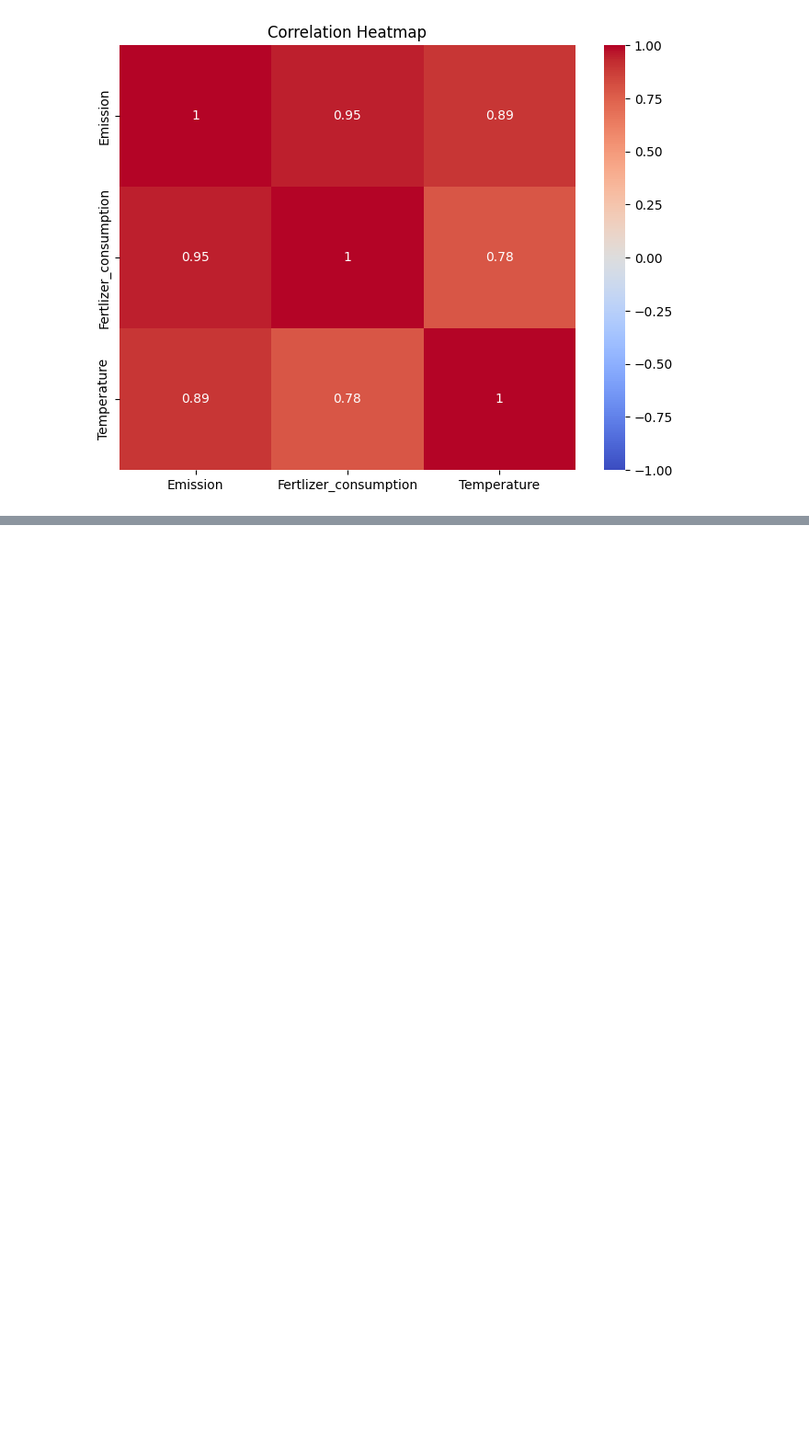
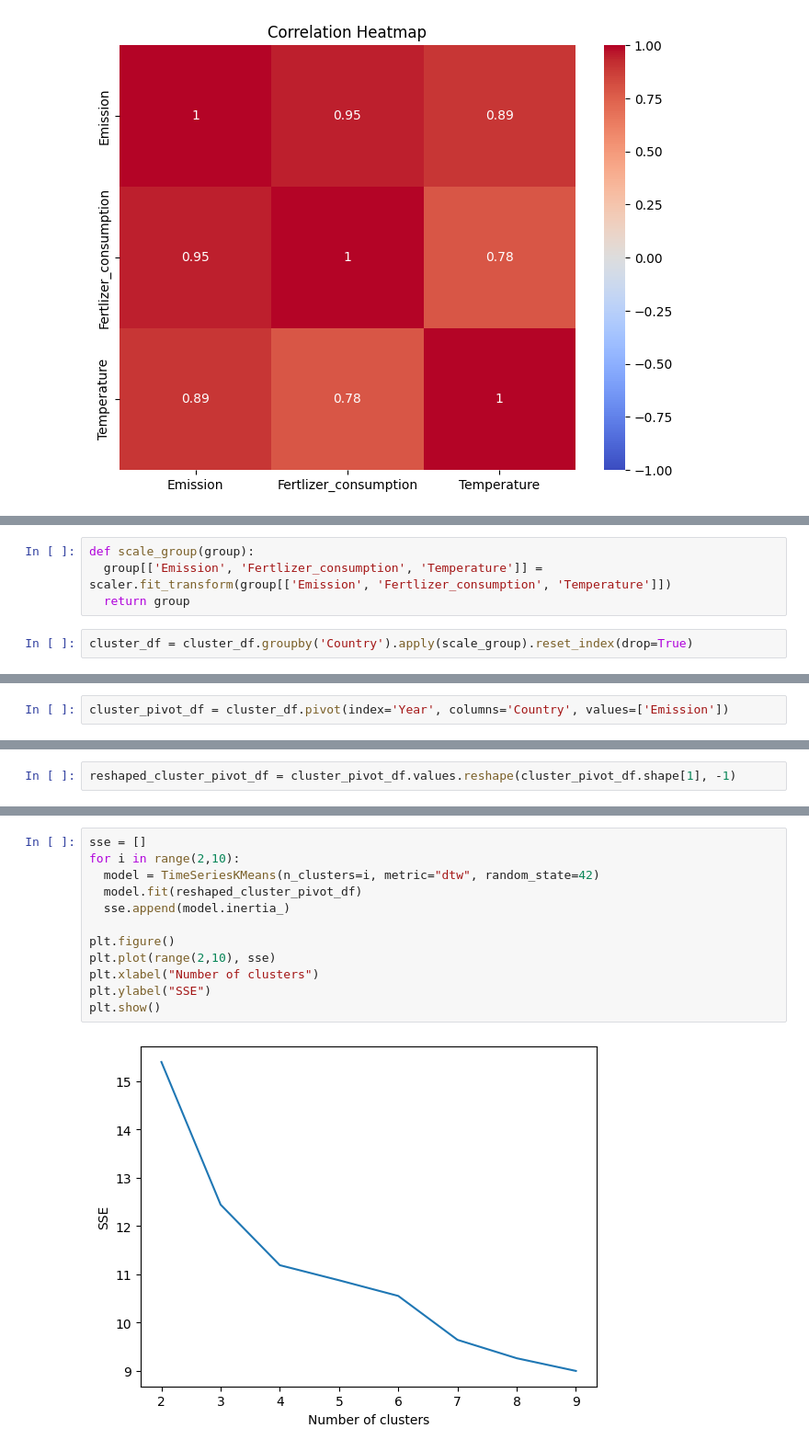
Before and after one commit to MuhammedThariq/Data-Science-Final-Project, a Jupyter notebook: Exploratory_data_analysis.ipynb, the cells around one changed output, grey strips where cells are left out. Shown at 92% size. Drawn from its saved outputs; the diff is of its cells as text; blank space fills up the shorter version.

```diff
--- a/Exploratory_data_analysis.ipynb
+++ b/Exploratory_data_analysis.ipynb
@@ -104,0 +142,6 @@ plt.show()
+# %%
+def scale_group(group):
+  group[['Emission', 'Fertlizer_consumption', 'Temperature']] = scaler.fit_transform(group[['Emission', 'Fertlizer_consumption', 'Temperature']])
+  return group
+# %%
+cluster_df = cluster_df.groupby('Country').apply(scale_group).reset_index(drop=True)
@@ -104,0 +165,2 @@ plt.show()
+# %%
+cluster_pivot_df = cluster_df.pivot(index='Year', columns='Country', values=['Emission'])
@@ -104,0 +187,2 @@ plt.show()
+# %%
+reshaped_cluster_pivot_df = cluster_pivot_df.values.reshape(cluster_pivot_df.shape[1], -1)
@@ -104,0 +205,14 @@ plt.show()
+# %%
+sse = []
+for i in range(2,10):
+  model = TimeSeriesKMeans(n_clusters=i, metric="dtw", random_state=42)
+  model.fit(reshaped_cluster_pivot_df)
+  sse.append(model.inertia_)
+
+plt.figure()
+plt.plot(range(2,10), sse)
+plt.xlabel("Number of clusters")
+plt.ylabel("SSE")
+plt.show()
+# %% [output]
+[figure, added]
```
Also changed, not shown: parts of 26 cells of this notebook.
